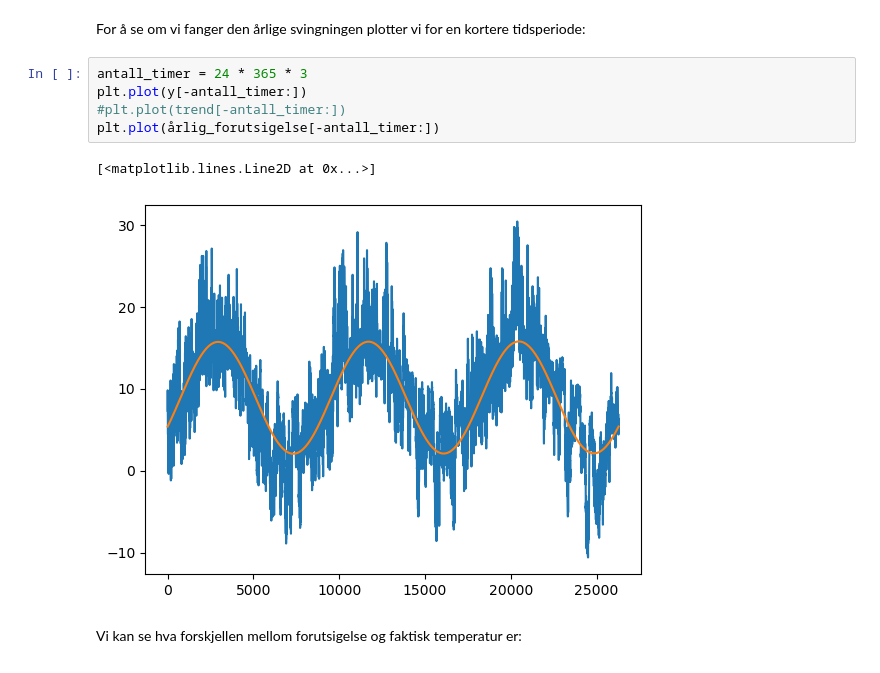
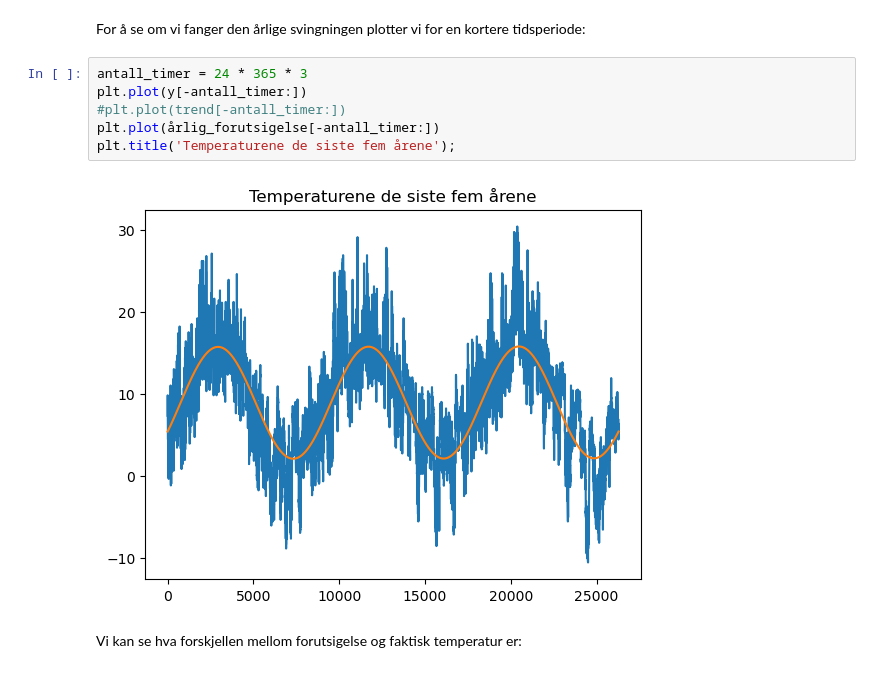
Before and after one commit to mbr085/V26MAT102, a Jupyter notebook: notebooks/uke13/Variasjoner_temperatur.ipynb, the cells around one changed output. Drawn from its saved outputs; the diff is of its cells as text.

```diff
--- a/notebooks/uke13/Variasjoner_temperatur.ipynb
+++ b/notebooks/uke13/Variasjoner_temperatur.ipynb
@@ -119,11 +123,11 @@ For å se om vi fanger den årlige svingningen plotter vi for en kortere tidsper
 # %%
 antall_timer = 24 * 365 * 3
 plt.plot(y[-antall_timer:])
 #plt.plot(trend[-antall_timer:])
 plt.plot(årlig_forutsigelse[-antall_timer:])
+plt.title('Temperaturene de siste fem årene');
 # %% [output]
-[<matplotlib.lines.Line2D at 0x...>]
-[figure, old version]
+[figure, new version]
 # %% [markdown]
 Vi kan se hva forskjellen mellom forutsigelse og faktisk temperatur er:
 # %%
```
Also changed, not shown: parts of 17 cells of this notebook, 1 other file.
